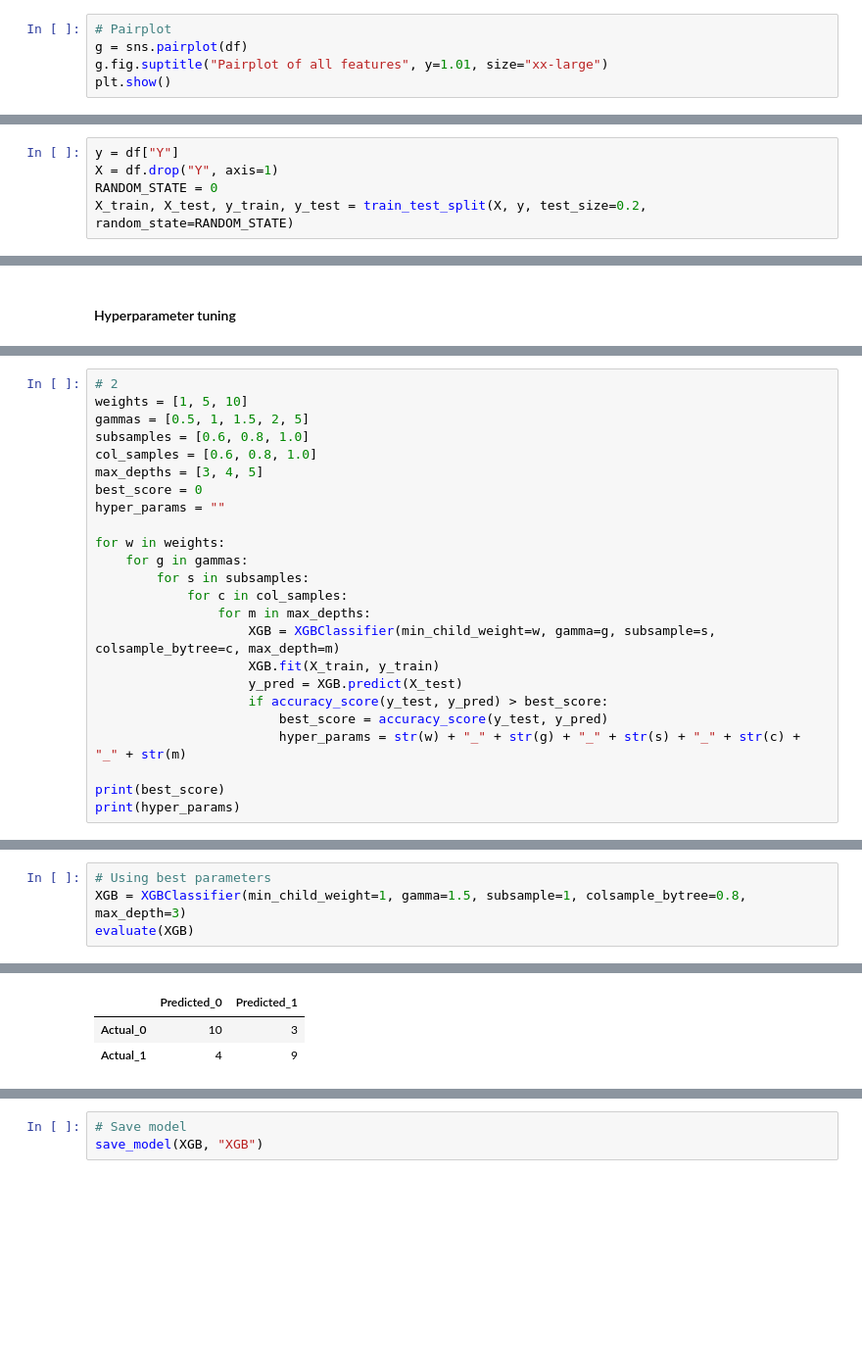
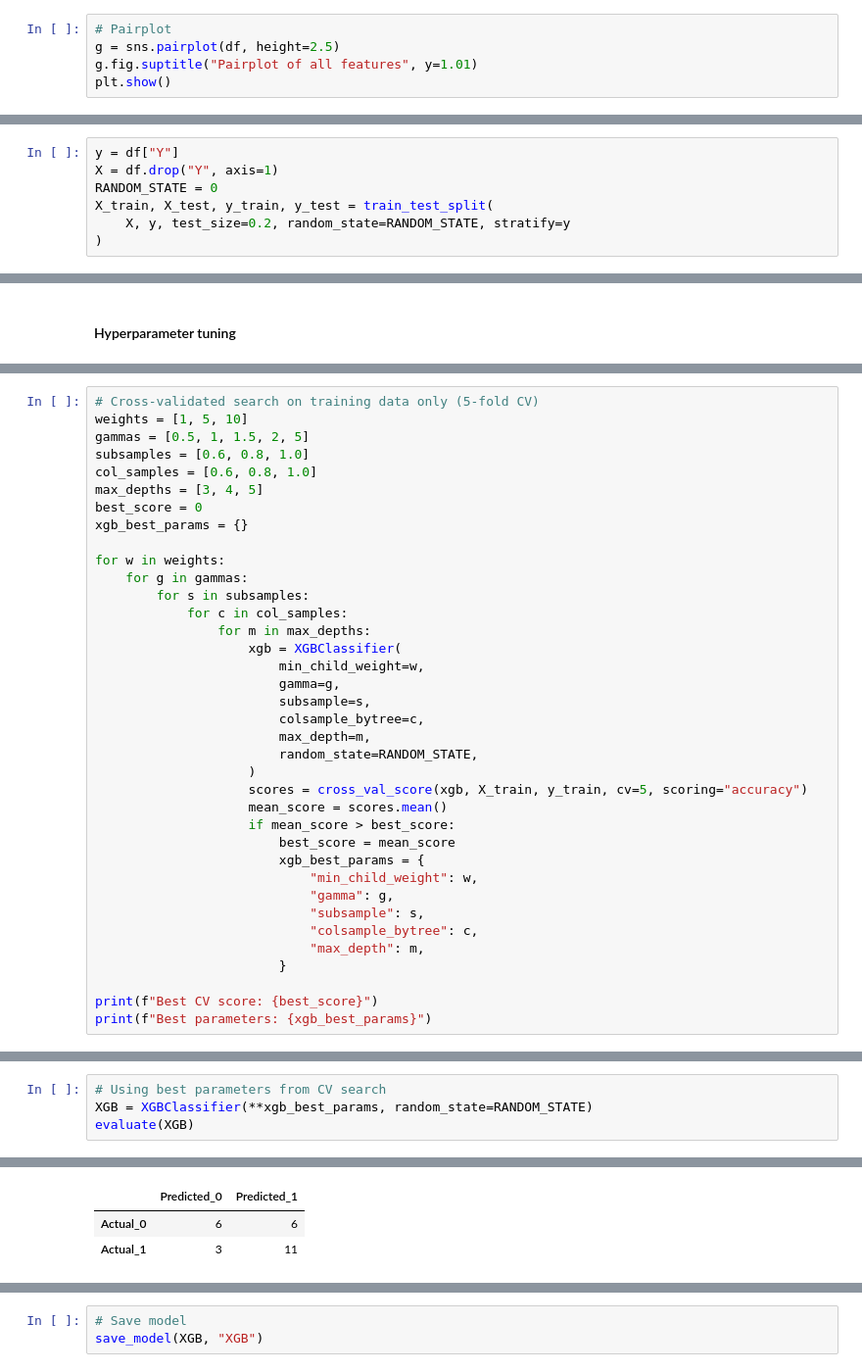
Before and after one commit to Daolaiya/happy-customers, a Jupyter notebook: notebook_hc.ipynb, the cells around one changed output, grey strips where cells are left out. Shown at 98% size. Cells and saved outputs as stored; diff of their text form; blank space fills up the shorter version.

```diff
--- a/notebook_hc.ipynb
+++ b/notebook_hc.ipynb
@@ -210,7 +199,7 @@ plt.show()
 [figure]
 # %%
 # Pairplot
-g = sns.pairplot(df)
-g.fig.suptitle("Pairplot of all features", y=1.01, size="xx-large")
+g = sns.pairplot(df, height=2.5)
+g.fig.suptitle("Pairplot of all features", y=1.01)
 plt.show()
 # %% [output]
@@ -221,7 +210,9 @@ plt.show()
 y = df["Y"]
 X = df.drop("Y", axis=1)
 RANDOM_STATE = 0
-X_train, X_test, y_train, y_test = train_test_split(X, y, test_size=0.2, random_state=RANDOM_STATE)
+X_train, X_test, y_train, y_test = train_test_split(
+    X, y, test_size=0.2, random_state=RANDOM_STATE, stratify=y
+)
 # %%
 X_train.shape, y_train.shape, X_test.shape, y_test.shape
 # %% [output]
@@ -552,25 +433,38 @@ Std of the standard deviations: 0.03007667681624947
 # %%
-# 2
+# Cross-validated search on training data only (5-fold CV)
 weights = [1, 5, 10]
 gammas = [0.5, 1, 1.5, 2, 5]
 subsamples = [0.6, 0.8, 1.0]
 col_samples = [0.6, 0.8, 1.0]
 max_depths = [3, 4, 5]
 best_score = 0
-hyper_params = ""
+xgb_best_params = {}
 
 for w in weights:
     for g in gammas:
         for s in subsamples:
             for c in col_samples:
                 for m in max_depths:
-                    XGB = XGBClassifier(min_child_weight=w, gamma=g, subsample=s, colsample_bytree=c, max_depth=m)
-                    XGB.fit(X_train, y_train)
-                    y_pred = XGB.predict(X_test)
-                    if accuracy_score(y_test, y_pred) > best_score:
-                        best_score = accuracy_score(y_test, y_pred)
-                        hyper_params = str(w) + "_" + str(g) + "_" + str(s) + "_" + str(c) + "_" + str(m)
+                    xgb = XGBClassifier(
+                        min_child_weight=w,
+                        gamma=g,
+                        subsample=s,
+                        colsample_bytree=c,
+                        max_depth=m,
+                        random_state=RANDOM_STATE,
+                    )
+                    scores = cross_val_score(xgb, X_train, y_train, cv=5, scoring="accuracy")
+                    mean_score = scores.mean()
+                    if mean_score > best_score:
+                        best_score = mean_score
+                        xgb_best_params = {
+                            "min_child_weight": w,
+                            "gamma": g,
+                            "subsample": s,
+                            "colsample_bytree": c,
+                            "max_depth": m,
+                        }
 
-print(best_score)
-print(hyper_params)
+print(f"Best CV score: {best_score}")
+print(f"Best parameters: {xgb_best_params}")
 # %% [output]
@@ -579,5 +473,5 @@ print(hyper_params)
 # %%
-# Using best parameters
-XGB = XGBClassifier(min_child_weight=1, gamma=1.5, subsample=1, colsample_bytree=0.8, max_depth=3)
+# Using best parameters from CV search
+XGB = XGBClassifier(**xgb_best_params, random_state=RANDOM_STATE)
 evaluate(XGB)
 # %% [output]
@@ -586,10 +480,10 @@ Test accuracy:  0.7307692307692307
 
  <<< -------------------------------------------------- >>>
 
 Confusion matrix:
 |  | Predicted_0 | Predicted_1 |
-| Actual_0 | 10 | 3 |
-| Actual_1 | 4 | 9 |
+| Actual_0 | 6 | 6 |
+| Actual_1 | 3 | 11 |
  <<< -------------------------------------------------- >>>
 
 Classification report:
```
Also changed, not shown: parts of 70 cells of this notebook, 9 other files.
